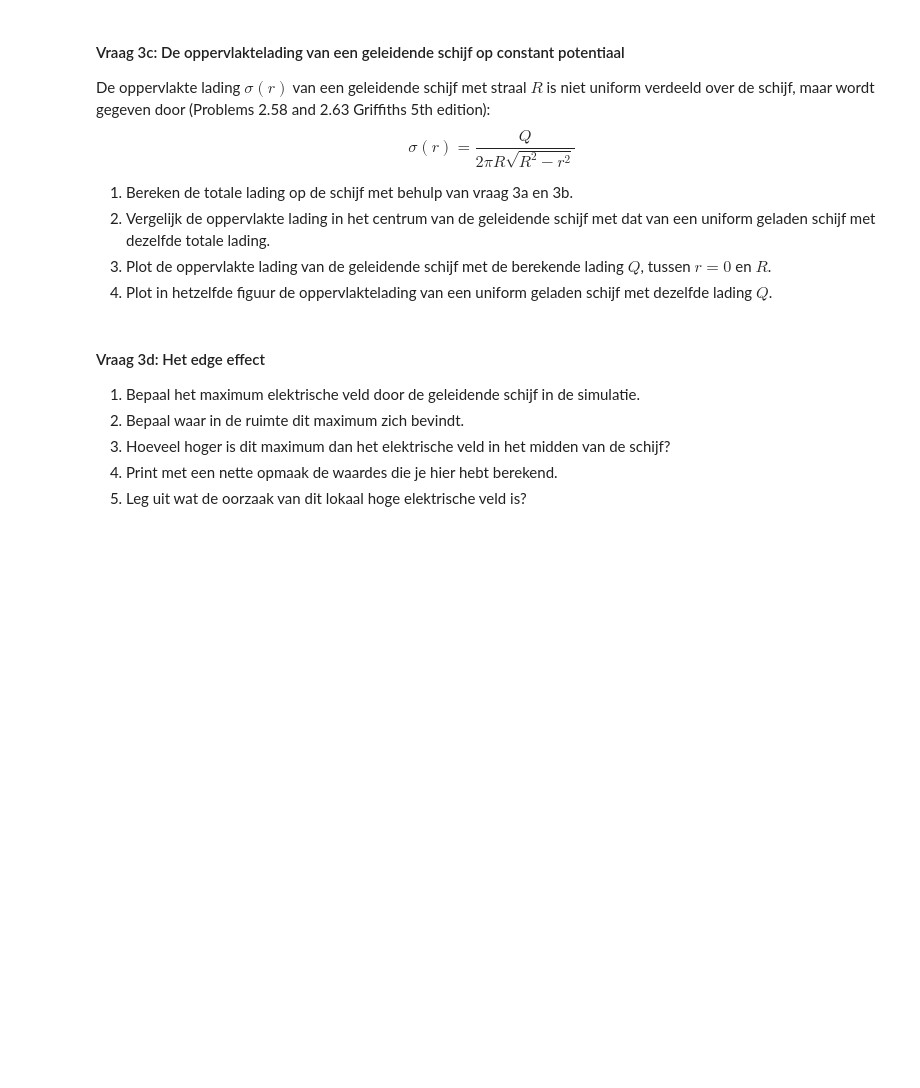
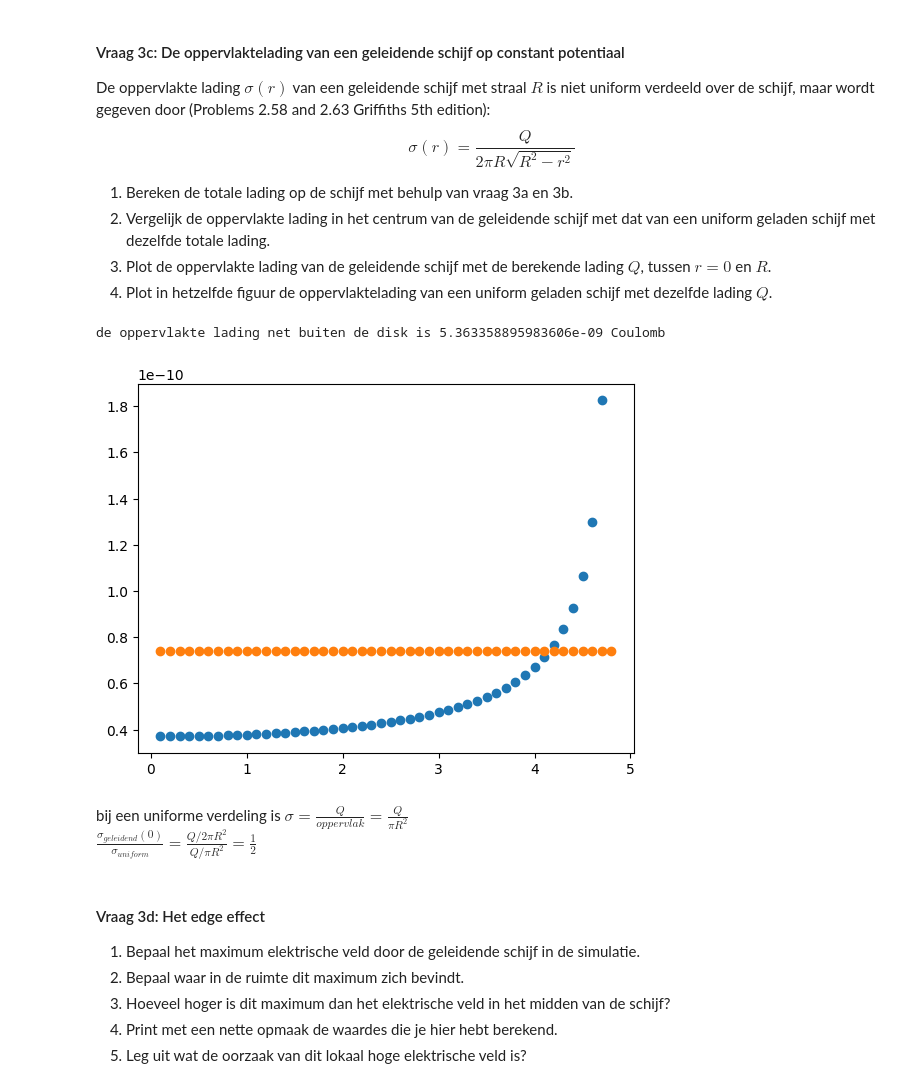
Before and after one commit to kristywrkl/opdrachten-DEF-D, a Jupyter notebook: DigitaleOntwerpopdrachten/1CondensatorOpdracht/CondensatorOntwerpopdracht.ipynb, the cells around one changed output. Cells and saved outputs as stored; diff of their text form; code cells hidden in the pictures; blank space fills up the shorter version.

```diff
--- a/DigitaleOntwerpopdrachten/1CondensatorOpdracht/CondensatorOntwerpopdracht.ipynb
+++ b/DigitaleOntwerpopdrachten/1CondensatorOpdracht/CondensatorOntwerpopdracht.ipynb
@@ -365,7 +363,21 @@ $$\sigma(r) = \frac{Q}{2 \pi R \sqrt{R^2 - r^2}}$$
 # %%
 ###
 ###Jouw code hier###
 ###
+
+R = r_for_E[-1]
+tot_Q = 2*np.pi*(R**2)*epsilon0*Ez_disk[0]
+print('de oppervlakte lading net buiten de disk is ' + str(tot_Q) + ' Coulomb')
+#uniforme verdeling is sigma = Q/oppervlak = Q/pi*R**2
+plt.scatter(r_for_E, tot_Q/(2*np.pi*R*(R**2-r_for_E**2)**0.5))
+plt.scatter(r_for_E, np.ones(len(r_for_E))*(tot_Q/(np.pi*R**2)))
+plt.show()
+# %% [output]
+de oppervlakte lading net buiten de disk is 5.363358895983606e-09 Coulomb
+[figure, added]
+# %% [markdown]
+bij een uniforme verdeling is $\sigma = \frac{Q}{oppervlak}=\frac{Q}{\pi R^2}$ <br>
+$\frac{\sigma_{geleidend}(0)}{\sigma_{uniform}} = \frac{Q/2\pi R^2}{Q/\pi R^2} = \frac{1}{2}$
 # %% [markdown]
 #### Vraag 3d: Het edge effect
 
```
Also changed, not shown: parts of 6 cells of this notebook.
